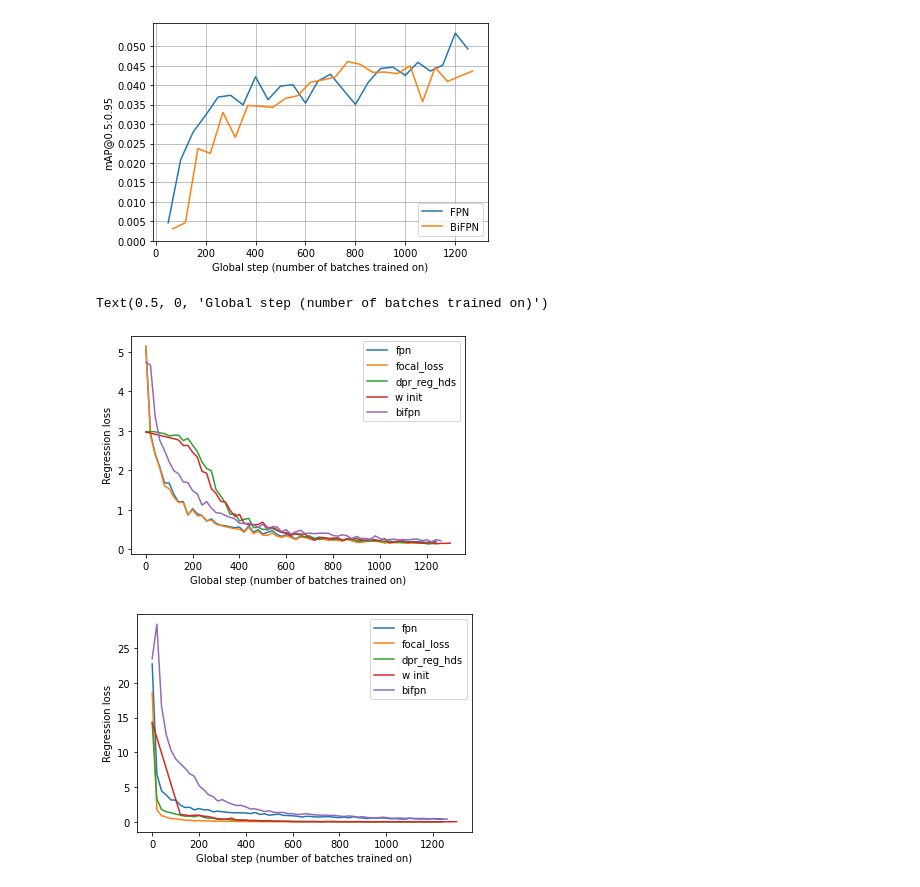
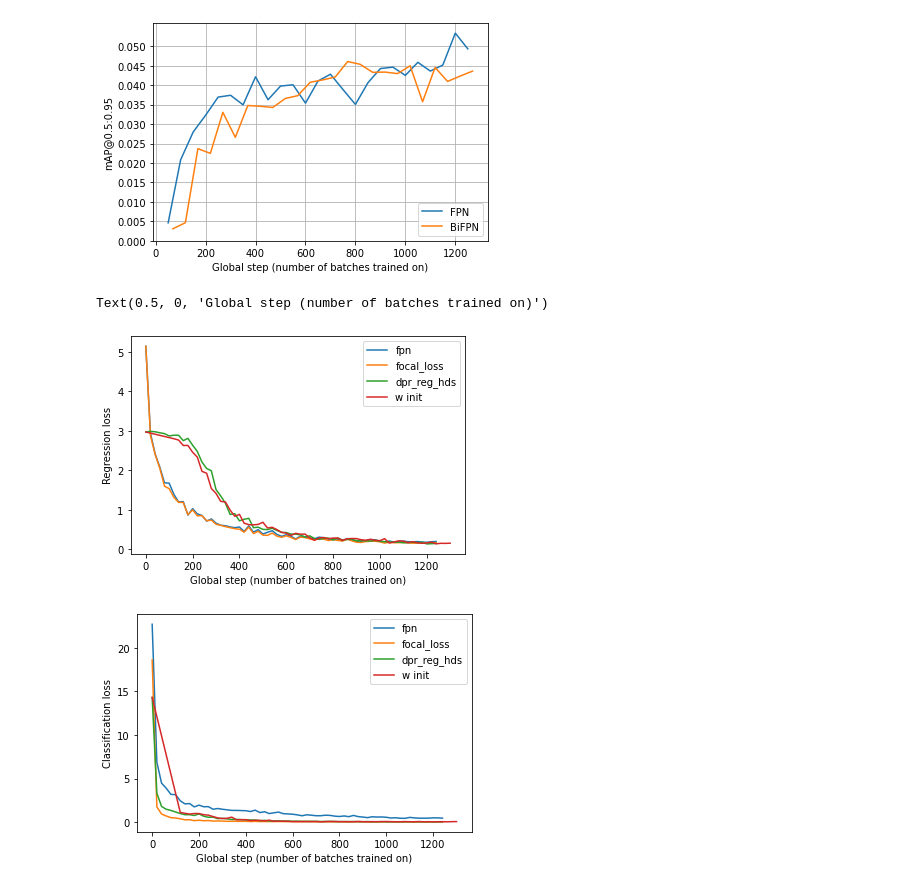
Before and after one commit to jorgenmyrvold/CV-project, a Jupyter notebook: assignment4/SSD/notebooks/plot_scalars.ipynb, the cells around one changed output. Cells and saved outputs as stored; diff of their text form; code cells hidden in the pictures.

```diff
--- a/assignment4/SSD/notebooks/plot_scalars.ipynb
+++ b/assignment4/SSD/notebooks/plot_scalars.ipynb
@@ -85,24 +85,26 @@ loss_entries_bifpn_c = [entry for entry in logs_bifpn if "loss/classification_lo
 # %%
 plt.figure(2)
 plt.plot([entry["global_step"] for entry in loss_entries_fpn], [entry["loss/regression_loss"] for entry in loss_entries_fpn])
 plt.plot([entry["global_step"] for entry in loss_entries_focal_loss], [entry["loss/regression_loss"] for entry in loss_entries_focal_loss])
 plt.plot([entry["global_step"] for entry in loss_entries_dpr_reg_hds], [entry["loss/regression_loss"] for entry in loss_entries_dpr_reg_hds])
 plt.plot([entry["global_step"] for entry in loss_entries_w_init], [entry["loss/regression_loss"] for entry in loss_entries_w_init])
-plt.plot([entry["global_step"] for entry in loss_entries_bifpn], [entry["loss/regression_loss"] for entry in loss_entries_bifpn])
-plt.legend(["fpn", "focal_loss", "dpr_reg_hds", "w init", "bifpn"])
+#plt.plot([entry["global_step"] for entry in loss_entries_bifpn], [entry["loss/regression_loss"] for entry in loss_entries_bifpn])
+plt.legend(["fpn", "focal_loss", "dpr_reg_hds", "w init"])
+#plt.legend(["fpn","bifpn"])
 plt.ylabel("Regression loss")
 plt.xlabel("Global step (number of batches trained on)")
 
 plt.figure(3)
 plt.plot([entry["global_step"] for entry in loss_entries_fpn_c], [entry["loss/classification_loss"] for entry in loss_entries_fpn_c])
 plt.plot([entry["global_step"] for entry in loss_entries_focal_loss_c], [entry["loss/classification_loss"] for entry in loss_entries_focal_loss_c])
 plt.plot([entry["global_step"] for entry in loss_entries_dpr_reg_hds_c], [entry["loss/classification_loss"] for entry in loss_entries_dpr_reg_hds_c])
 plt.plot([entry["global_step"] for entry in loss_entries_w_init_c], [entry["loss/classification_loss"] for entry in loss_entries_w_init_c])
-plt.plot([entry["global_step"] for entry in loss_entries_bifpn_c], [entry["loss/classification_loss"] for entry in loss_entries_bifpn_c])
-plt.legend(["fpn", "focal_loss", "dpr_reg_hds", "w init", "bifpn"])
-plt.ylabel("Regression loss")
+#plt.plot([entry["global_step"] for entry in loss_entries_bifpn_c], [entry["loss/classification_loss"] for entry in loss_entries_bifpn_c])
+plt.legend(["fpn", "focal_loss", "dpr_reg_hds", "w init"])
+#plt.legend(["fpn", "bifpn"])
+plt.ylabel("Classification loss")
 plt.xlabel("Global step (number of batches trained on)")
 # %% [output]
 Text(0.5, 0, 'Global step (number of batches trained on)')
-[figure, old version]
+[figure, new version]
-[figure, old version]
+[figure, new version]
```
Also changed, not shown: 13 other files.
